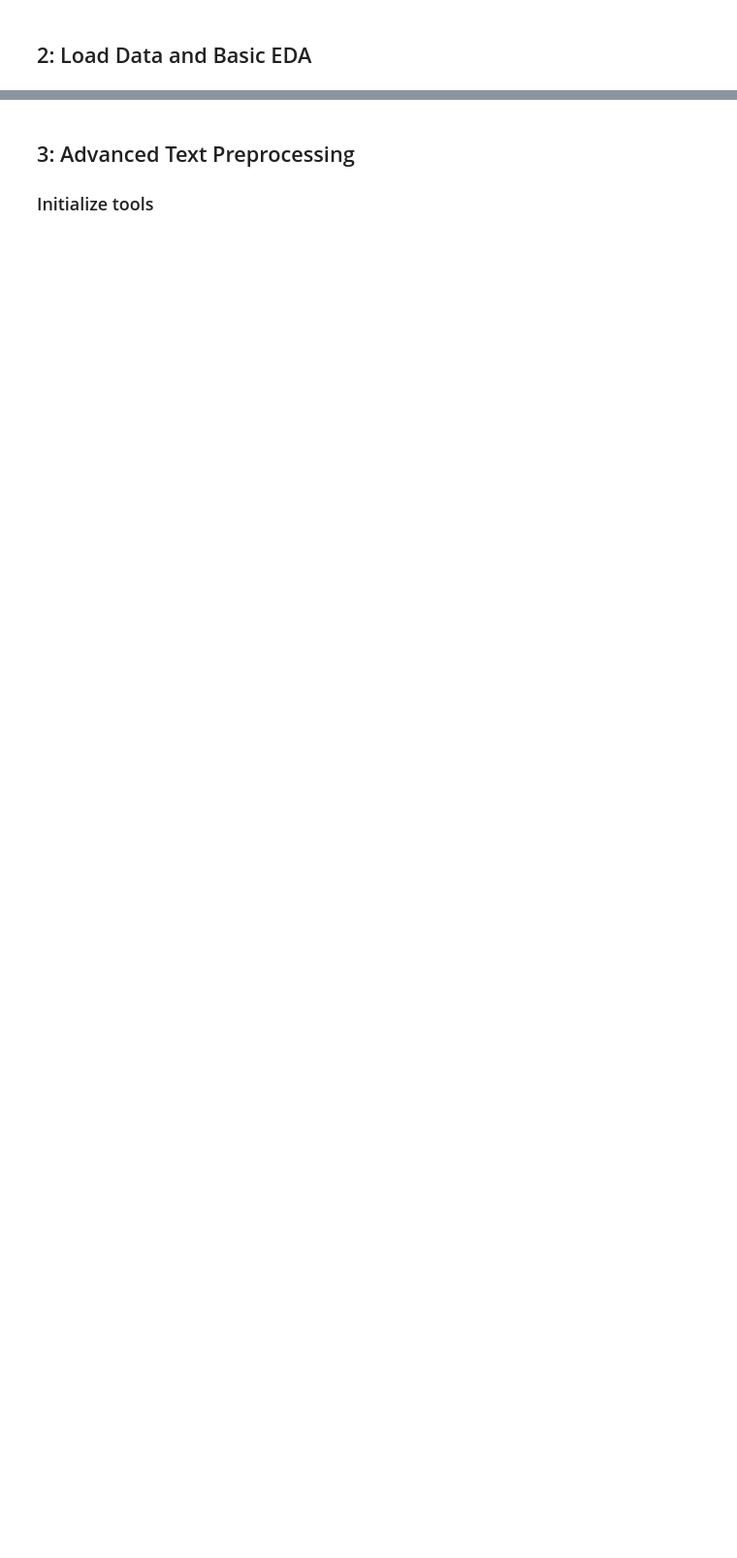
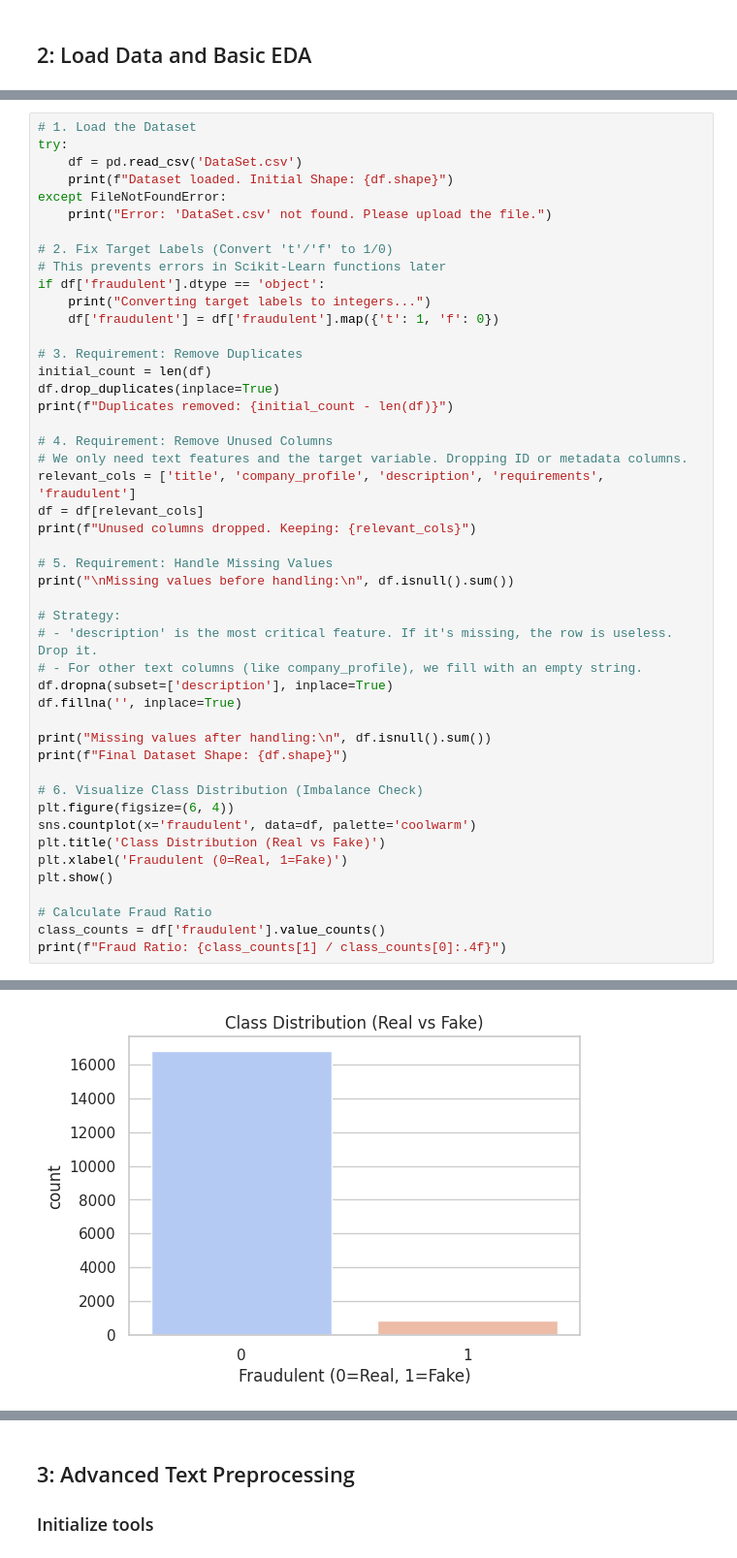
Before and after one commit to MDVR9980/Employment-Scam-Detection, a Jupyter notebook: Project_Analysis.ipynb, the cells around one changed output, grey strips where cells are left out. Shown at 97% size. Saved outputs shown, nothing was run; the diff lists cells and outputs as text; blank space fills up the shorter version.

```diff
--- a/Project_Analysis.ipynb
+++ b/Project_Analysis.ipynb
@@ -142,0 +61,48 @@ Percentage of Fraud: 4.84%
+# %%
+# 1. Load the Dataset
+try:
+    df = pd.read_csv('DataSet.csv')
+    print(f"Dataset loaded. Initial Shape: {df.shape}")
+except FileNotFoundError:
+    print("Error: 'DataSet.csv' not found. Please upload the file.")
+
+# 2. Fix Target Labels (Convert 't'/'f' to 1/0)
+# This prevents errors in Scikit-Learn functions later
+if df['fraudulent'].dtype == 'object':
+    print("Converting target labels to integers...")
+    df['fraudulent'] = df['fraudulent'].map({'t': 1, 'f': 0})
+
+# 3. Requirement: Remove Duplicates
+initial_count = len(df)
+df.drop_duplicates(inplace=True)
+print(f"Duplicates removed: {initial_count - len(df)}")
+
+# 4. Requirement: Remove Unused Columns
+# We only need text features and the target variable. Dropping ID or metadata columns.
+relevant_cols = ['title', 'company_profile', 'description', 'requirements', 'fraudulent']
+df = df[relevant_cols]
+print(f"Unused columns dropped. Keeping: {relevant_cols}")
+
+# 5. Requirement: Handle Missing Values
+print("\nMissing values before handling:\n", df.isnull().sum())
+
+# Strategy:
+# - 'description' is the most critical feature. If it's missing, the row is useless. Drop it.
+# - For other text columns (like company_profile), we fill with an empty string.
+df.dropna(subset=['description'], inplace=True)
+df.fillna('', inplace=True)
+
+print("Missing values after handling:\n", df.isnull().sum())
+print(f"Final Dataset Shape: {df.shape}")
+
+# 6. Visualize Class Distribution (Imbalance Check)
+plt.figure(figsize=(6, 4))
+sns.countplot(x='fraudulent', data=df, palette='coolwarm')
+plt.title('Class Distribution (Real vs Fake)')
+plt.xlabel('Fraudulent (0=Real, 1=Fake)')
+plt.show()
+
+# Calculate Fraud Ratio
+class_counts = df['fraudulent'].value_counts()
+print(f"Fraud Ratio: {class_counts[1] / class_counts[0]:.4f}")
+# %% [output]
@@ -142,0 +132 @@ Percentage of Fraud: 4.84%
+[figure, added]
```
Also changed, not shown: parts of 37 cells of this notebook, 2 other files.
